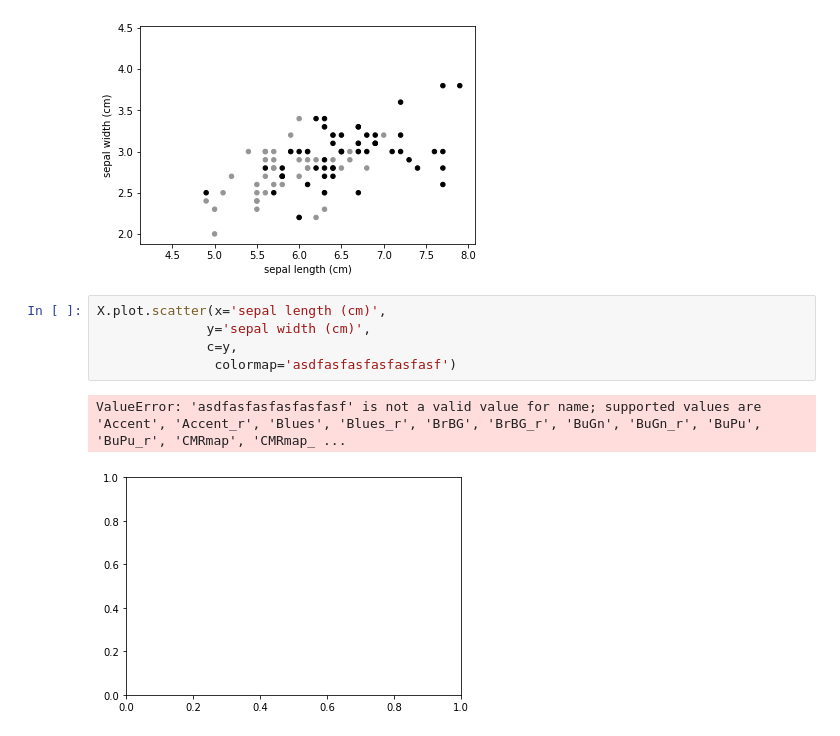
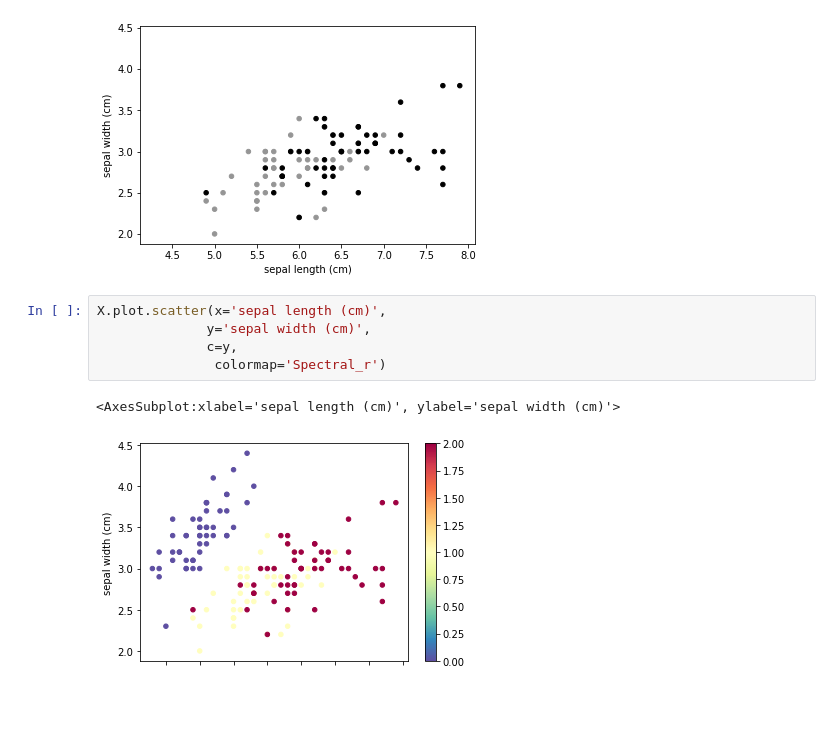
Before and after one commit to ramlaxman/cisco-data-science-2020-sept, a Jupyter notebook: Cisco — 2020 September 23.ipynb, the cells around one changed output. Drawn from its saved outputs; the diff is of its cells as text; blank space fills up the shorter version.

```diff
--- a/Cisco — 2020 September 23.ipynb
+++ b/Cisco — 2020 September 23.ipynb
@@ -830,8 +830,8 @@ X.plot.scatter(x='sepal length (cm)',
 # %%
 X.plot.scatter(x='sepal length (cm)',
               y='sepal width (cm)',
               c=y,
-               colormap='asdfasfasfasfasfasf')
+               colormap='Spectral_r')
 # %% [output]
-ValueError: 'asdfasfasfasfasfasf' is not a valid value for name; supported values are 'Accent', 'Accent_r', 'Blues', 'Blues_r', 'BrBG', 'BrBG_r', 'BuGn', 'BuGn_r', 'BuPu', 'BuPu_r', 'CMRmap', 'CMRmap_ ...
+<AxesSubplot:xlabel='sepal length (cm)', ylabel='sepal width (cm)'>
-[figure, old version]
+[figure, new version]
```
Also changed, not shown: parts of 1 cell of this notebook.
